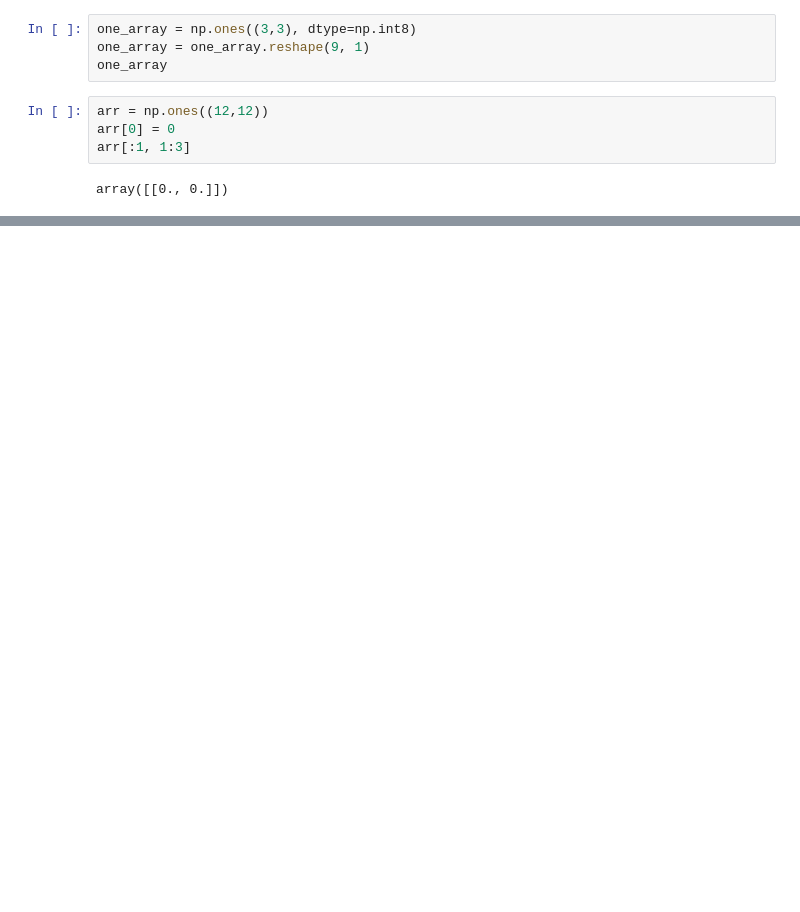
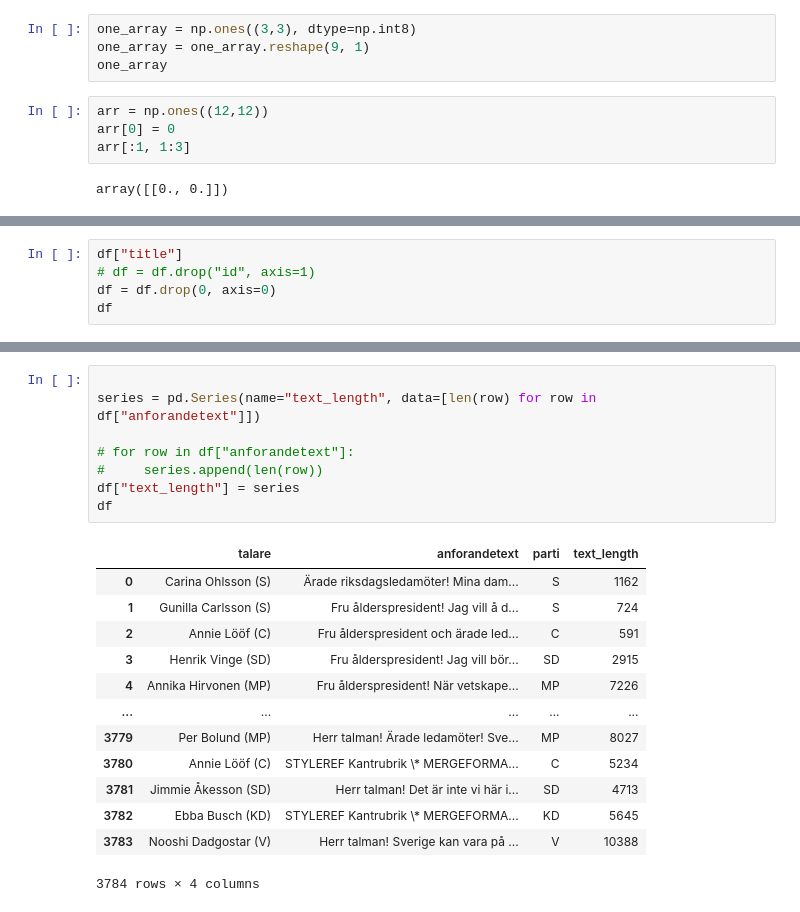
Before and after one commit to a-appelblom/DS_22_resources, a Jupyter notebook: lessons/lesson12STHLM/main.ipynb, the cells around one changed output, grey strips where cells are left out. Saved outputs shown, nothing was run; the diff lists cells and outputs as text; blank space fills up the shorter version.

```diff
--- a/lessons/lesson12STHLM/main.ipynb
+++ b/lessons/lesson12STHLM/main.ipynb
@@ -56,0 +216,5 @@ np.pi
+# %%
+df["title"]
+# df = df.drop("id", axis=1)
+df = df.drop(0, axis=0)
+df
@@ -56,0 +269,22 @@ np.pi
+# %%
+
+series = pd.Series(name="text_length", data=[len(row) for row in df["anforandetext"]])
+
+# for row in df["anforandetext"]:
+#     series.append(len(row))
+df["text_length"] = series
+df
+# %% [output]
+|  | talare | anforandetext | parti | text_length |
+| 0 | Carina Ohlsson (S) | Ärade riksdagsledamöter! Mina dam... | S | 1162 |
+| 1 | Gunilla Carlsson (S) | Fru ålderspresident! Jag vill å d... | S | 724 |
+| 2 | Annie Lööf (C) | Fru ålderspresident och ärade led... | C | 591 |
+| 3 | Henrik Vinge (SD) | Fru ålderspresident! Jag vill bör... | SD | 2915 |
+| 4 | Annika Hirvonen (MP) | Fru ålderspresident! När vetskape... | MP | 7226 |
+| ... | ... | ... | ... | ... |
+| 3779 | Per Bolund (MP) | Herr talman! Ärade ledamöter! Sve... | MP | 8027 |
+| 3780 | Annie Lööf (C) | STYLEREF Kantrubrik \* MERGEFORMA... | C | 5234 |
+| 3781 | Jimmie Åkesson (SD) | Herr talman! Det är inte vi här i... | SD | 4713 |
+| 3782 | Ebba Busch (KD) | STYLEREF Kantrubrik \* MERGEFORMA... | KD | 5645 |
+| 3783 | Nooshi Dadgostar (V) | Herr talman! Sverige kan vara på ... | V | 10388 |
+3784 rows × 4 columns
```
Also changed, not shown: parts of 25 cells of this notebook, 8 other files.
